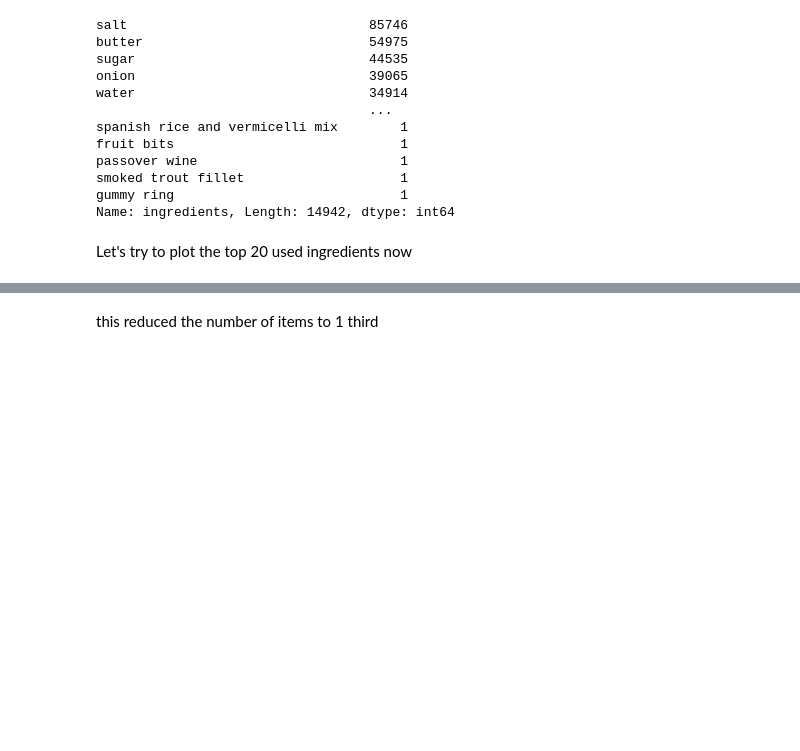
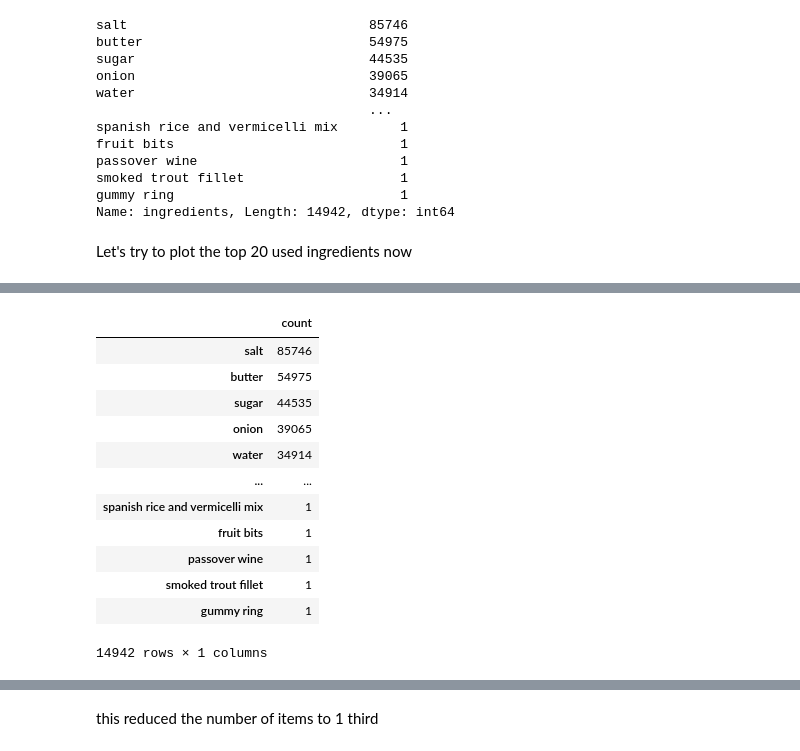
Before and after one commit to lorenzomad/foodMapping, a Jupyter notebook: exploration.ipynb, the cells around one changed output, grey strips where cells are left out. Saved outputs shown, nothing was run; the diff lists cells and outputs as text; code cells hidden in the pictures; blank space fills up the shorter version.

```diff
--- a/exploration.ipynb
+++ b/exploration.ipynb
@@ -101,3 +106,22 @@ ingredients_df
+# %%
+
+ingredients_df = pd.DataFrame(ingredient_counts)
+ingredients_df.rename(columns={'ingredients' : 'count'}, inplace = True)
+ingredients_df
+# %% [output]
+|  | count |
+| salt | 85746 |
+| butter | 54975 |
+| sugar | 44535 |
+| onion | 39065 |
+| water | 34914 |
+| ... | ... |
+| spanish rice and vermicelli mix | 1 |
+| fruit bits | 1 |
+| passover wine | 1 |
+| smoked trout fillet | 1 |
+| gummy ring | 1 |
+14942 rows × 1 columns
 # %%
 ingredients_df.shape
 # %% [output]
```
Also changed, not shown: parts of 18 cells of this notebook.
